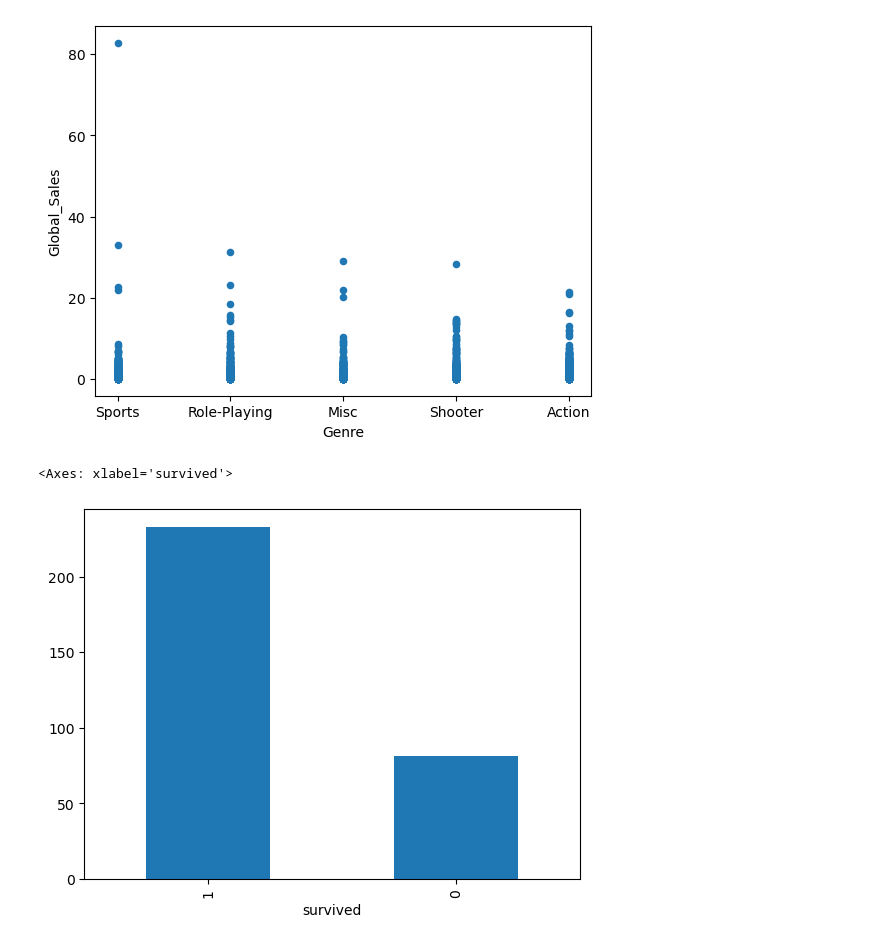
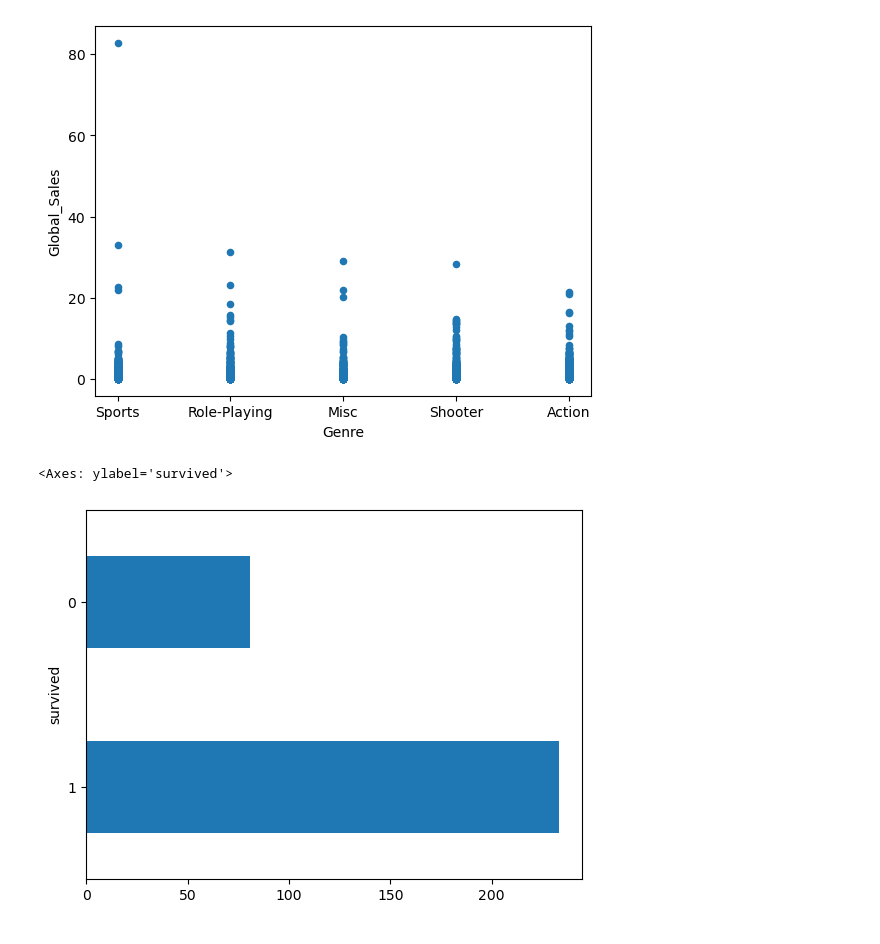
Before and after one commit to EvgenieTiv/NumpyLesson, a Jupyter notebook: pandas_tutorial_part_2.ipynb, the cells around one changed output. Cells and saved outputs as stored; diff of their text form; code cells hidden in the pictures.

```diff
--- a/pandas_tutorial_part_2.ipynb
+++ b/pandas_tutorial_part_2.ipynb
@@ -405,10 +425,10 @@ vgsales_df[vgsales_df['Genre'].isin(vgsales_df['Genre'].value_counts().nlargest(
 <Axes: xlabel='Genre', ylabel='Global_Sales'>
 [figure]
 # %%
-titanic_df[titanic_df["sex"]=="female"]['survived'].value_counts().plot(kind="bar")
+titanic_df[titanic_df["sex"]=="female"]['survived'].value_counts().plot(kind="barh")
 # %% [output]
-<Axes: xlabel='survived'>
+<Axes: ylabel='survived'>
-[figure, old version]
+[figure, new version]
 # %%
 # Let's plot the number of games released per year
 games_per_year = vgsales_df.groupby('Year').size()
```
Also changed, not shown: parts of 17 cells of this notebook, 2 other files.
